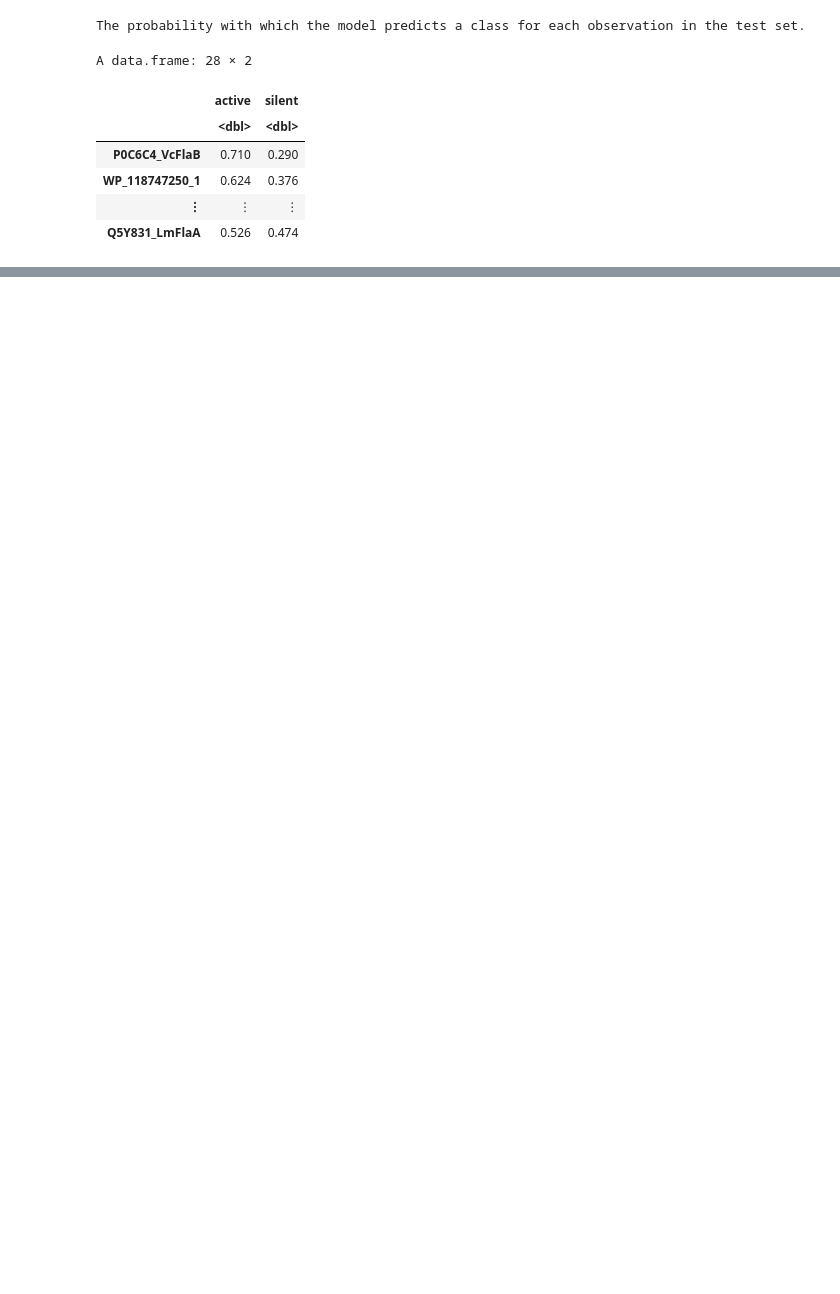
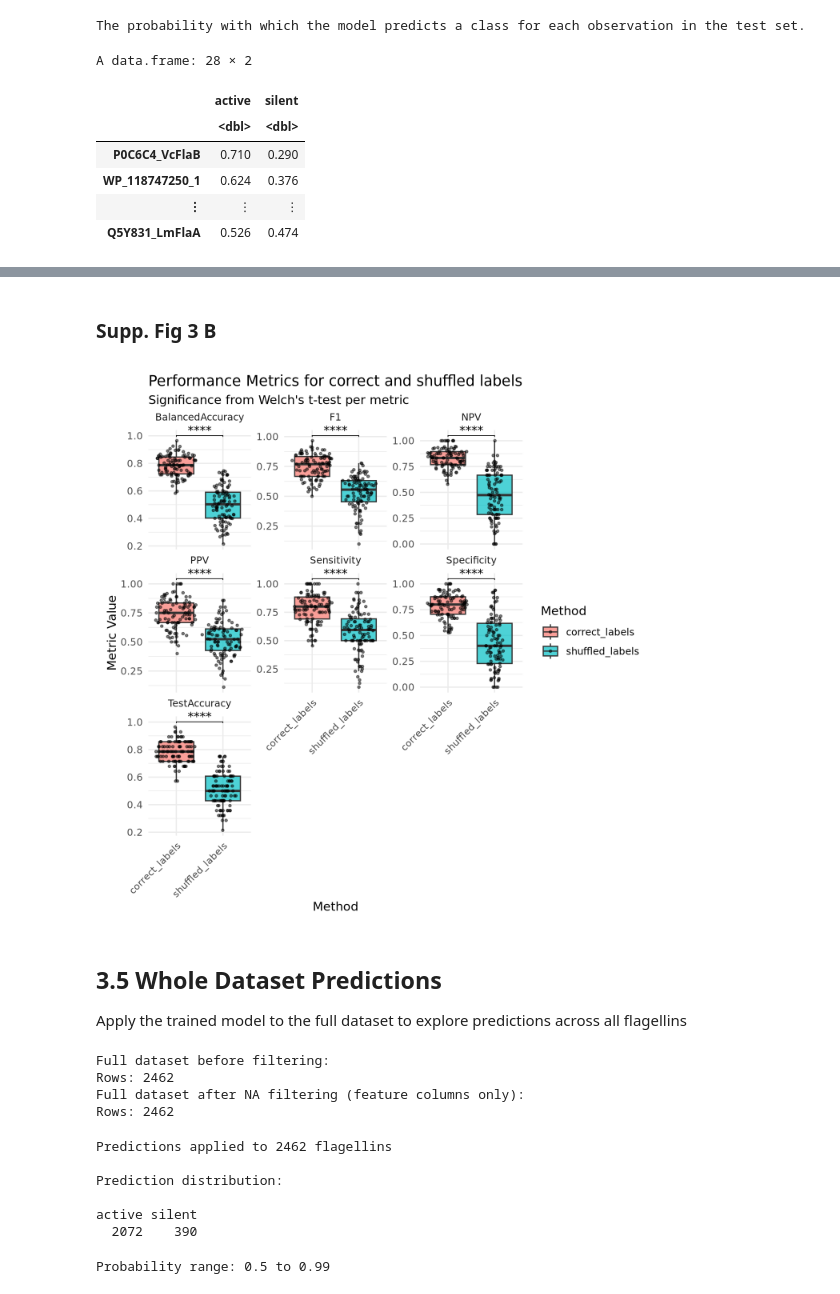
Before and after one commit to leylabmpi/FlaPro, a Jupyter notebook: notebooks/model/model_notebook.ipynb, the cells around one changed output, grey strips where cells are left out. Saved outputs shown, nothing was run; the diff lists cells and outputs as text; code cells hidden in the pictures; blank space fills up the shorter version.

```diff
--- a/notebooks/model/model_notebook.ipynb
+++ b/notebooks/model/model_notebook.ipynb
@@ -842,0 +496,6 @@ locale:
+# %%
+results <- res2 %>% #rename(Method = 'Label') %>%
+    mutate(Method = case_when(
+        Method == 'random_cluster_shuffle' ~ 'shuffled_labels',
+        Method == 'random_split' ~ 'correct_labels'
+    ))
@@ -842,0 +576,52 @@ locale:
+# %% [markdown]
+### Supp. Fig 3 B
+# %%
+p.dims(7, 7)
+plot_robustness_comparison_metrics(metrics_long, comparisons)
+# %% [output]
+[figure, added]
+# %% [markdown]
+## 3.5 Whole Dataset Predictions
+Apply the trained model to the full dataset to explore predictions across all flagellins
+# %%
+# full dataset for predictions
+cat("Full dataset before filtering:\n")
+cat("Rows:", nrow(df), "\n")
+
+# remove only rows with NAs in feature columns (keep NAs in metadata like Exp.phenotype)
+feature_cols <- grep('^f_', colnames(df), value = TRUE)
+df_full <- df %>% filter(if_all(all_of(feature_cols), ~ !is.na(.)))
+
+cat("Full dataset after NA filtering (feature columns only):\n")
+cat("Rows:", nrow(df_full), "\n")
+
+# extract feature-only subset for model predictions
+df_features <- df_full %>% select(all_of(feature_cols))
+# %% [output]
+Full dataset before filtering:
+Rows: 2462
+Full dataset after NA filtering (feature columns only):
+Rows: 2462
+# %%
+df_full$pred_s1 <- as.vector(predict(res1, newdata = df_features))
+
+cat("Predictions applied to", nrow(df_full), "flagellins\n")
+cat("\nPrediction distribution:\n")
+print(table(df_full$pred_s1))
+# %% [output]
+Predictions applied to 2462 flagellins
+
+Prediction distribution:
+
+active silent
+  2072    390
+# %%
+# prediction probabilities
+prob_s1 <- predict(res1, newdata = df_features, type = "prob")
+
+# Calculate the maximum probability (confidence score)
+df_full$probability_s1 <- if_else(prob_s1$active > prob_s1$silent, prob_s1$active, prob_s1$silent)
+
+cat("Probability range:", min(df_full$probability_s1), "to", max(df_full$probability_s1), "\n")
+# %% [output]
+Probability range: 0.5 to 0.99
```
Also changed, not shown: parts of 120 cells of this notebook.
